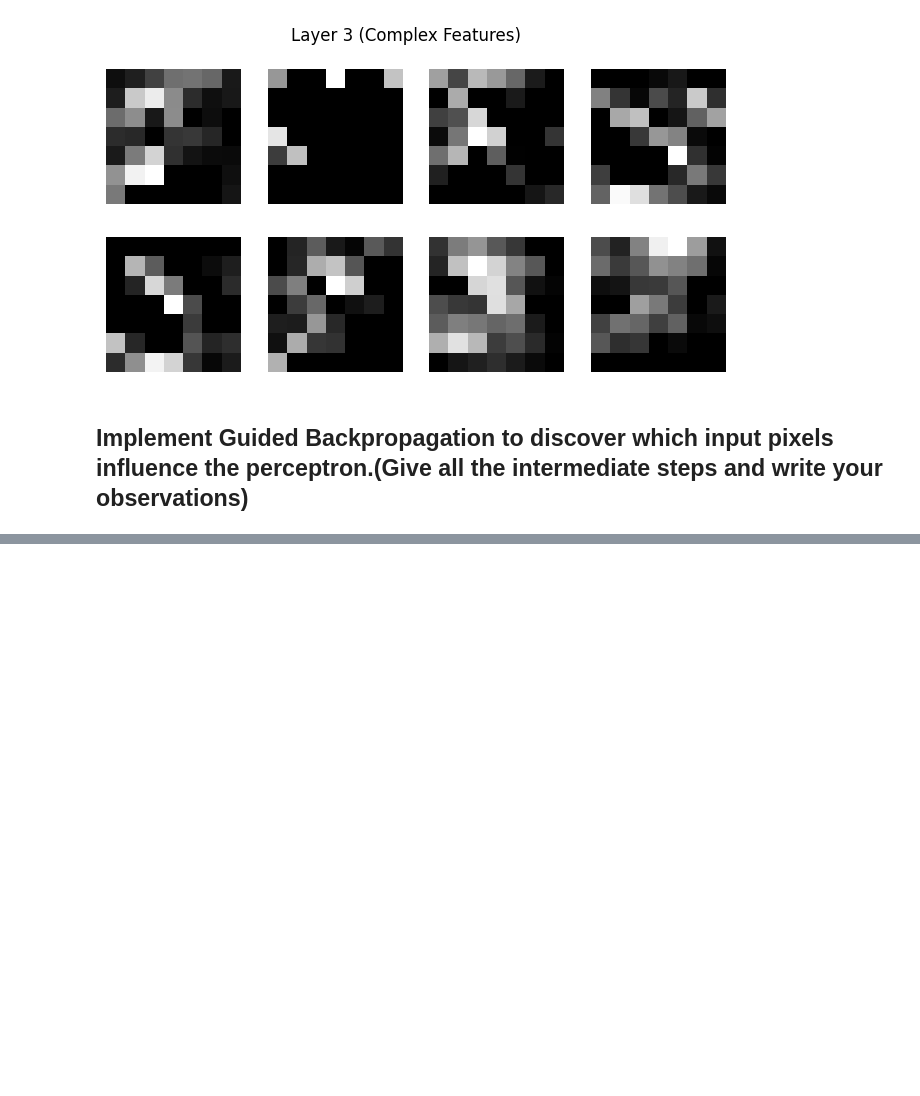
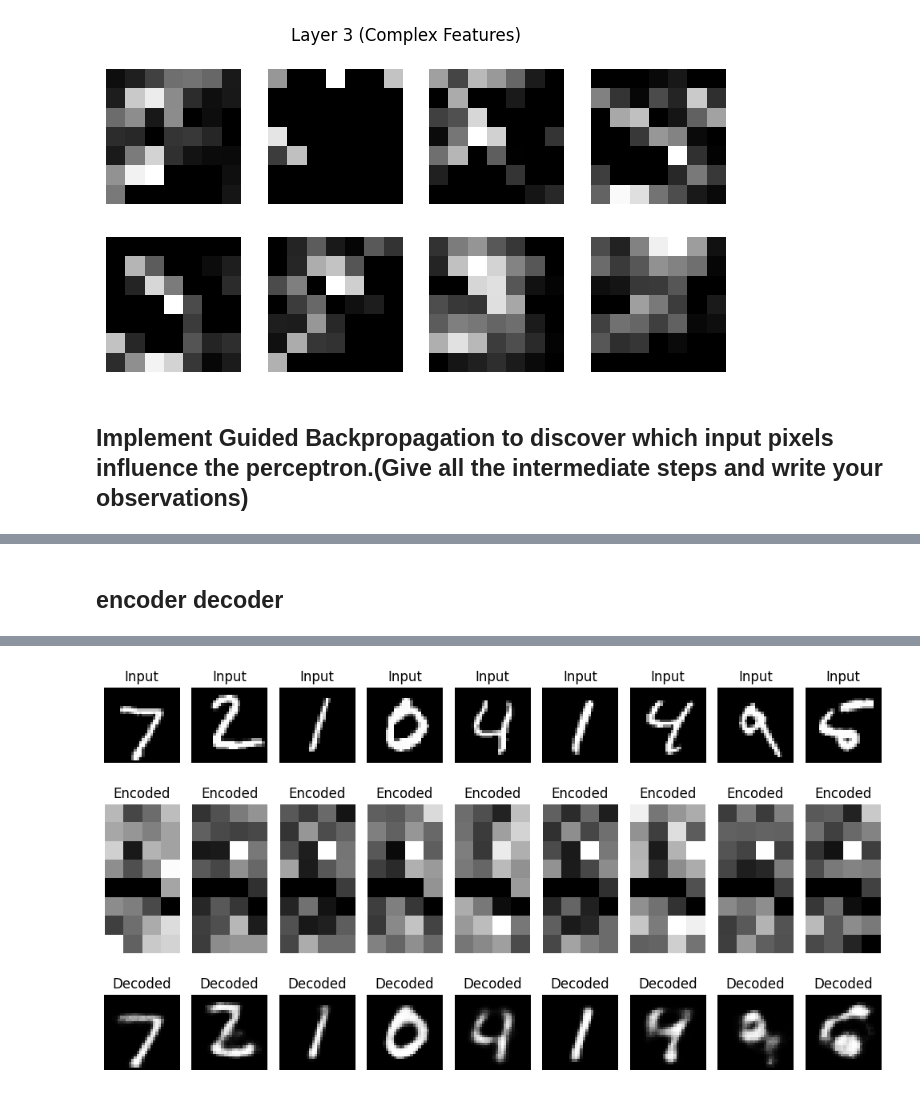
Before and after one commit to naveen-ramavath/Deep-Learning, a Jupyter notebook: dl.ipynb, the cells around one changed output, grey strips where cells are left out. Saved outputs shown, nothing was run; the diff lists cells and outputs as text; code cells hidden in the pictures; blank space fills up the shorter version.

Commit message:
encoder decoder

```diff
--- a/dl.ipynb
+++ b/dl.ipynb
@@ -2294,0 +2289,74 @@ Epoch 5/5
+# %% [markdown]
+## encoder decoder
+# %%
+import tensorflow as tf
+from tensorflow.keras.layers import Input, Dense, Flatten, Reshape
+from tensorflow.keras.models import Model
+from tensorflow.keras.datasets import mnist
+import matplotlib.pyplot as plt
+
+# Load data
+(X_train, _), (X_test, _) = mnist.load_data()
+
+# Normalize
+X_train = X_train / 255.0
+X_test = X_test / 255.0
+
+# Flatten input
+X_train = X_train.reshape(-1, 784)
+X_test = X_test.reshape(-1, 784)
+
+# Encoder
+input_img = Input(shape=(784,))
+encoded = Dense(128, activation='relu')(input_img)
+encoded = Dense(64, activation='relu')(encoded)
+encoded = Dense(32, activation='relu')(encoded)  # latent space
+
+# Decoder
+decoded = Dense(64, activation='relu')(encoded)
+decoded = Dense(128, activation='relu')(decoded)
+decoded = Dense(784, activation='sigmoid')(decoded)
+
+# Autoencoder model
+autoencoder = Model(input_img, decoded)
+
+# Separate encoder model
+encoder = Model(input_img, encoded)
+
+# Compile
+autoencoder.compile(optimizer='adam', loss='binary_crossentropy')
+
+# Train
+autoencoder.fit(X_train, X_train, epochs=5, batch_size=256, shuffle=True)
+
+# Get encoded and decoded images
+encoded_imgs = encoder.predict(X_test[:9])
+decoded_imgs = autoencoder.predict(X_test[:9])
+
+# Plot
+plt.figure(figsize=(10,6))
+
+# Original Images
+for i in range(9):
+    plt.subplot(3,9,i+1)
+    plt.imshow(X_test[i].reshape(28,28), cmap='gray')
+    plt.title("Input")
+    plt.axis('off')
+
+# Encoded Images (reshape for visualization)
+for i in range(9):
+    plt.subplot(3,9,9+i+1)
+    plt.imshow(encoded_imgs[i].reshape(8,4), cmap='gray')  # 32 → 8x4
+    plt.title("Encoded")
+    plt.axis('off')
+
+# Decoded Images
+for i in range(9):
+    plt.subplot(3,9,18+i+1)
+    plt.imshow(decoded_imgs[i].reshape(28,28), cmap='gray')
+    plt.title("Decoded")
+    plt.axis('off')
+
+plt.tight_layout()
+plt.show()
+# %% [output]
@@ -2294,0 +2375 @@ Epoch 5/5
+[figure, added]
```
Also changed, not shown: parts of 2 cells of this notebook.
